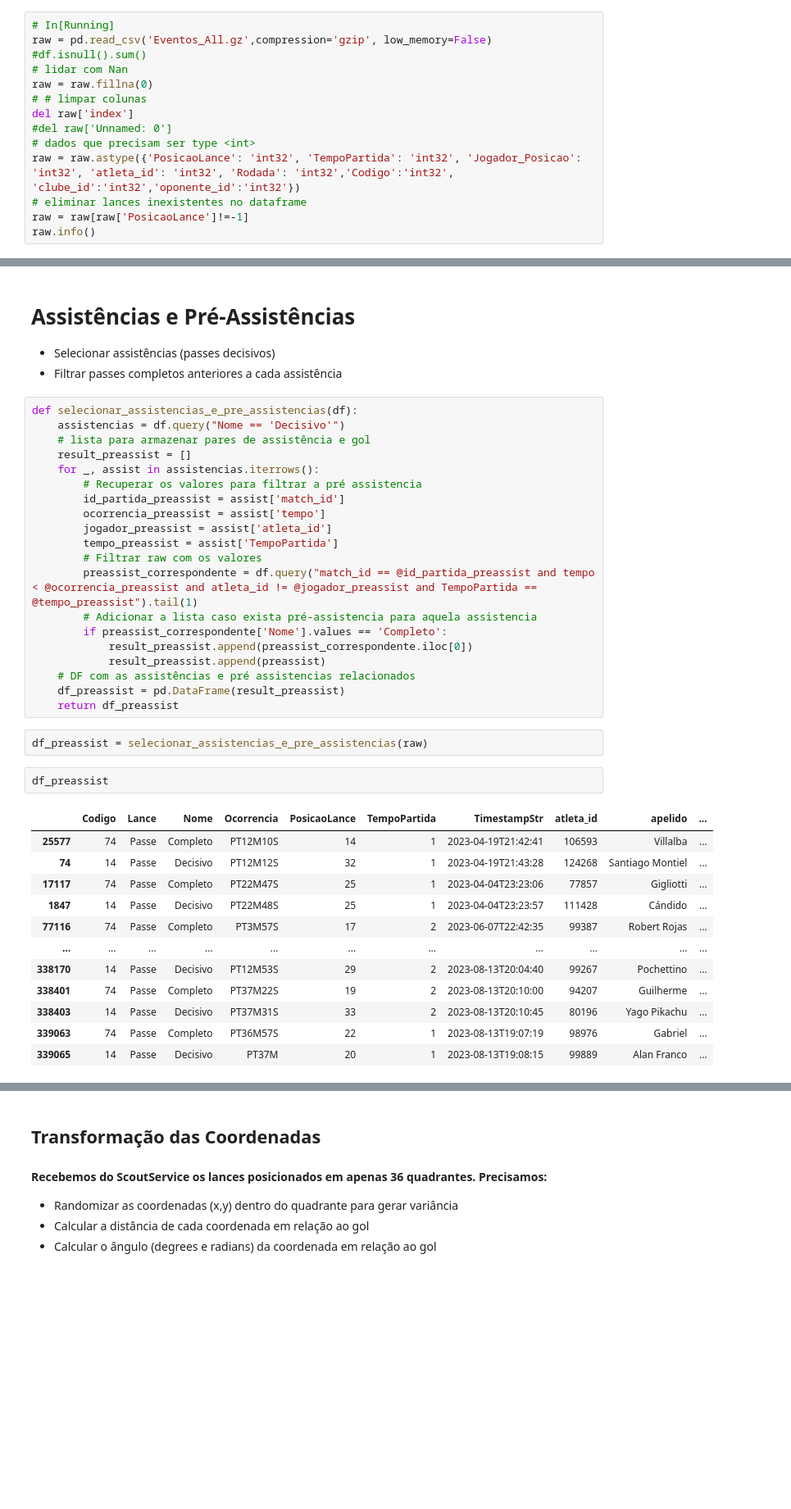
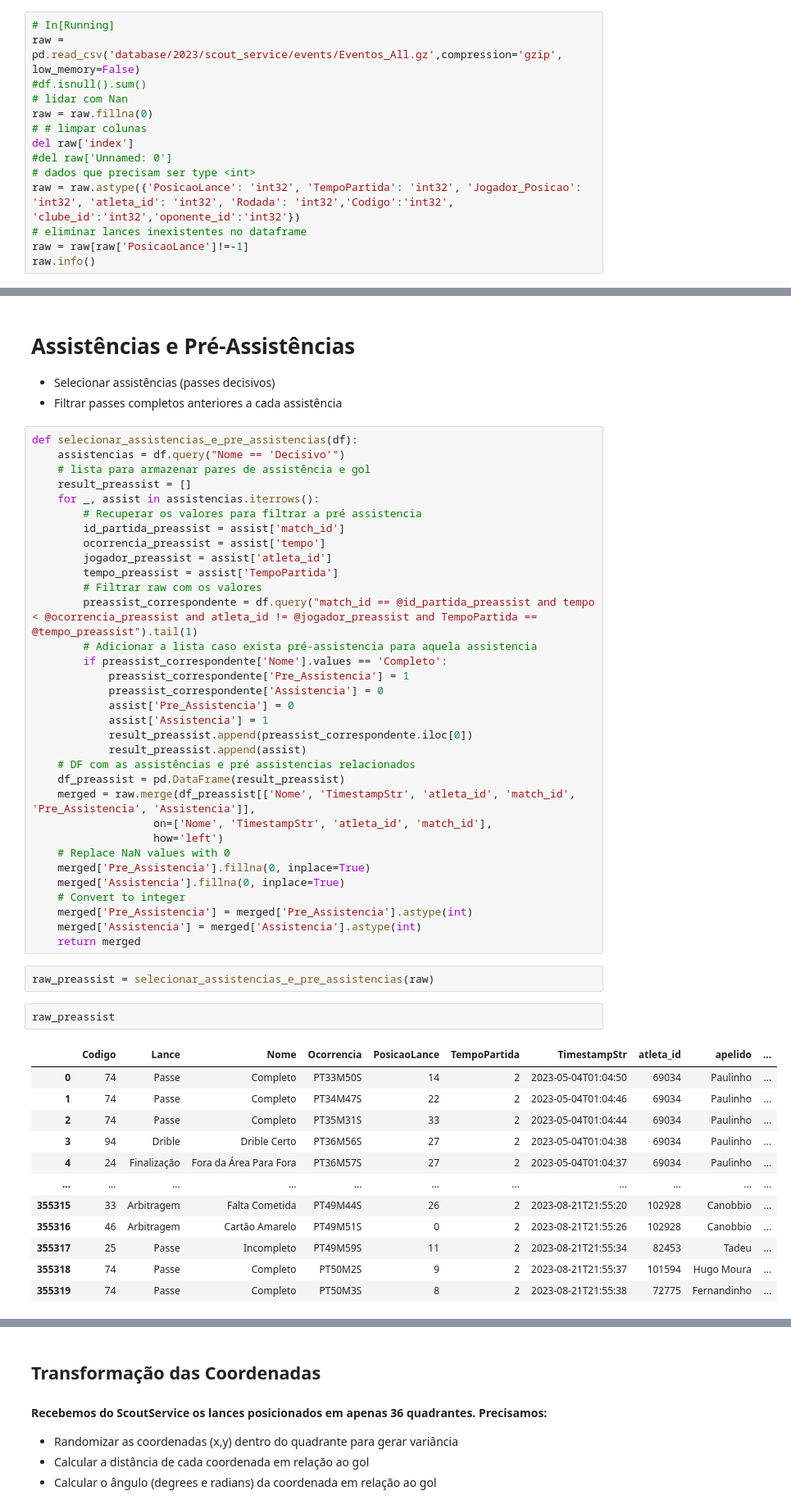
Before and after one commit to patalanov/gm-ml, a Jupyter notebook: gm_xa.ipynb, the cells around one changed output, grey strips where cells are left out. Shown at 82% size. Saved outputs shown, nothing was run; the diff lists cells and outputs as text; blank space fills up the shorter version.

```diff
--- a/gm_xa.ipynb
+++ b/gm_xa.ipynb
@@ -85,7 +87,7 @@ torneios = ['AmistososSelecao', 'Baiano', 'Brasileiro', 'BrasileiroB', 'Brasilei
             'RecopaSulAmericana', 'SulAmericana', 'SuperCopaBrasil']</code>
 # %%
 # In[Running]
-raw = pd.read_csv('Eventos_All.gz',compression='gzip', low_memory=False)
+raw = pd.read_csv('database/2023/scout_service/events/Eventos_All.gz',compression='gzip', low_memory=False)
 #df.isnull().sum()
 # lidar com Nan
 raw = raw.fillna(0)
@@ -241,25 +243,38 @@ def selecionar_assistencias_e_pre_assistencias(df):
         preassist_correspondente = df.query("match_id == @id_partida_preassist and tempo < @ocorrencia_preassist and atleta_id != @jogador_preassist and TempoPartida == @tempo_preassist").tail(1)
         # Adicionar a lista caso exista pré-assistencia para aquela assistencia
         if preassist_correspondente['Nome'].values == 'Completo':
+            preassist_correspondente['Pre_Assistencia'] = 1
+            preassist_correspondente['Assistencia'] = 0
+            assist['Pre_Assistencia'] = 0
+            assist['Assistencia'] = 1
             result_preassist.append(preassist_correspondente.iloc[0])
-            result_preassist.append(preassist)
+            result_preassist.append(assist)
     # DF com as assistências e pré assistencias relacionados
     df_preassist = pd.DataFrame(result_preassist)
-    return df_preassist
+    merged = raw.merge(df_preassist[['Nome', 'TimestampStr', 'atleta_id', 'match_id', 'Pre_Assistencia', 'Assistencia']],
+                   on=['Nome', 'TimestampStr', 'atleta_id', 'match_id'],
+                   how='left')
+    # Replace NaN values with 0
+    merged['Pre_Assistencia'].fillna(0, inplace=True)
+    merged['Assistencia'].fillna(0, inplace=True)
+    # Convert to integer
+    merged['Pre_Assistencia'] = merged['Pre_Assistencia'].astype(int)
+    merged['Assistencia'] = merged['Assistencia'].astype(int)
+    return merged
 # %%
-df_preassist = selecionar_assistencias_e_pre_assistencias(raw)
+raw_preassist = selecionar_assistencias_e_pre_assistencias(raw)
 # %%
-df_preassist
+raw_preassist
 # %% [output]
 |  | Codigo | Lance | Nome | Ocorrencia | PosicaoLance | TempoPartida | TimestampStr | atleta_id | apelido | ... |
-| 25577 | 74 | Passe | Completo | PT12M10S | 14 | 1 | 2023-04-19T21:42:41 | 106593 | Villalba | ... |
-| 74 | 14 | Passe | Decisivo | PT12M12S | 32 | 1 | 2023-04-19T21:43:28 | 124268 | Santiago Montiel | ... |
-| 17117 | 74 | Passe | Completo | PT22M47S | 25 | 1 | 2023-04-04T23:23:06 | 77857 | Gigliotti | ... |
-| 1847 | 14 | Passe | Decisivo | PT22M48S | 25 | 1 | 2023-04-04T23:23:57 | 111428 | Cándido | ... |
-| 77116 | 74 | Passe | Completo | PT3M57S | 17 | 2 | 2023-06-07T22:42:35 | 99387 | Robert Rojas | ... |
+| 0 | 74 | Passe | Completo | PT33M50S | 14 | 2 | 2023-05-04T01:04:50 | 69034 | Paulinho | ... |
+| 1 | 74 | Passe | Completo | PT34M47S | 22 | 2 | 2023-05-04T01:04:46 | 69034 | Paulinho | ... |
+| 2 | 74 | Passe | Completo | PT35M31S | 33 | 2 | 2023-05-04T01:04:44 | 69034 | Paulinho | ... |
+| 3 | 94 | Drible | Drible Certo | PT36M56S | 27 | 2 | 2023-05-04T01:04:38 | 69034 | Paulinho | ... |
+| 4 | 24 | Finalização | Fora da Área Para Fora | PT36M57S | 27 | 2 | 2023-05-04T01:04:37 | 69034 | Paulinho | ... |
 | ... | ... | ... | ... | ... | ... | ... | ... | ... | ... | ... |
-| 338170 | 14 | Passe | Decisivo | PT12M53S | 29 | 2 | 2023-08-13T20:04:40 | 99267 | Pochettino | ... |
-| 338401 | 74 | Passe | Completo | PT37M22S | 19 | 2 | 2023-08-13T20:10:00 | 94207 | Guilherme | ... |
-| 338403 | 14 | Passe | Decisivo | PT37M31S | 33 | 2 | 2023-08-13T20:10:45 | 80196 | Yago Pikachu | ... |
-| 339063 | 74 | Passe | Completo | PT36M57S | 22 | 1 | 2023-08-13T19:07:19 | 98976 | Gabriel | ... |
-| 339065 | 14 | Passe | Decisivo | PT37M | 20 | 1 | 2023-08-13T19:08:15 | 99889 | Alan Franco | ... |
+| 355315 | 33 | Arbitragem | Falta Cometida | PT49M44S | 26 | 2 | 2023-08-21T21:55:20 | 102928 | Canobbio | ... |
+| 355316 | 46 | Arbitragem | Cartão Amarelo | PT49M51S | 0 | 2 | 2023-08-21T21:55:26 | 102928 | Canobbio | ... |
+| 355317 | 25 | Passe | Incompleto | PT49M59S | 11 | 2 | 2023-08-21T21:55:34 | 82453 | Tadeu | ... |
+| 355318 | 74 | Passe | Completo | PT50M2S | 9 | 2 | 2023-08-21T21:55:37 | 101594 | Hugo Moura | ... |
+| 355319 | 74 | Passe | Completo | PT50M3S | 8 | 2 | 2023-08-21T21:55:38 | 72775 | Fernandinho | ... |
```
Also changed, not shown: parts of 98 cells of this notebook.
